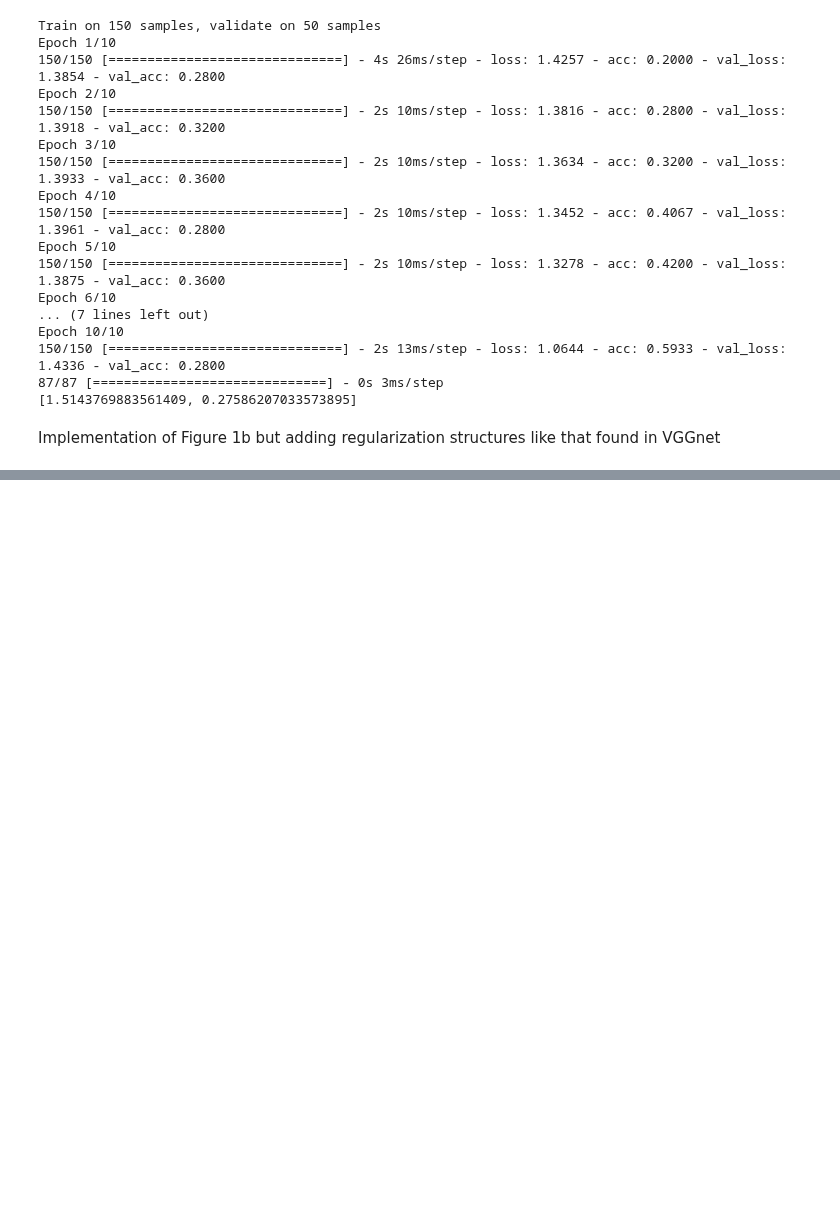
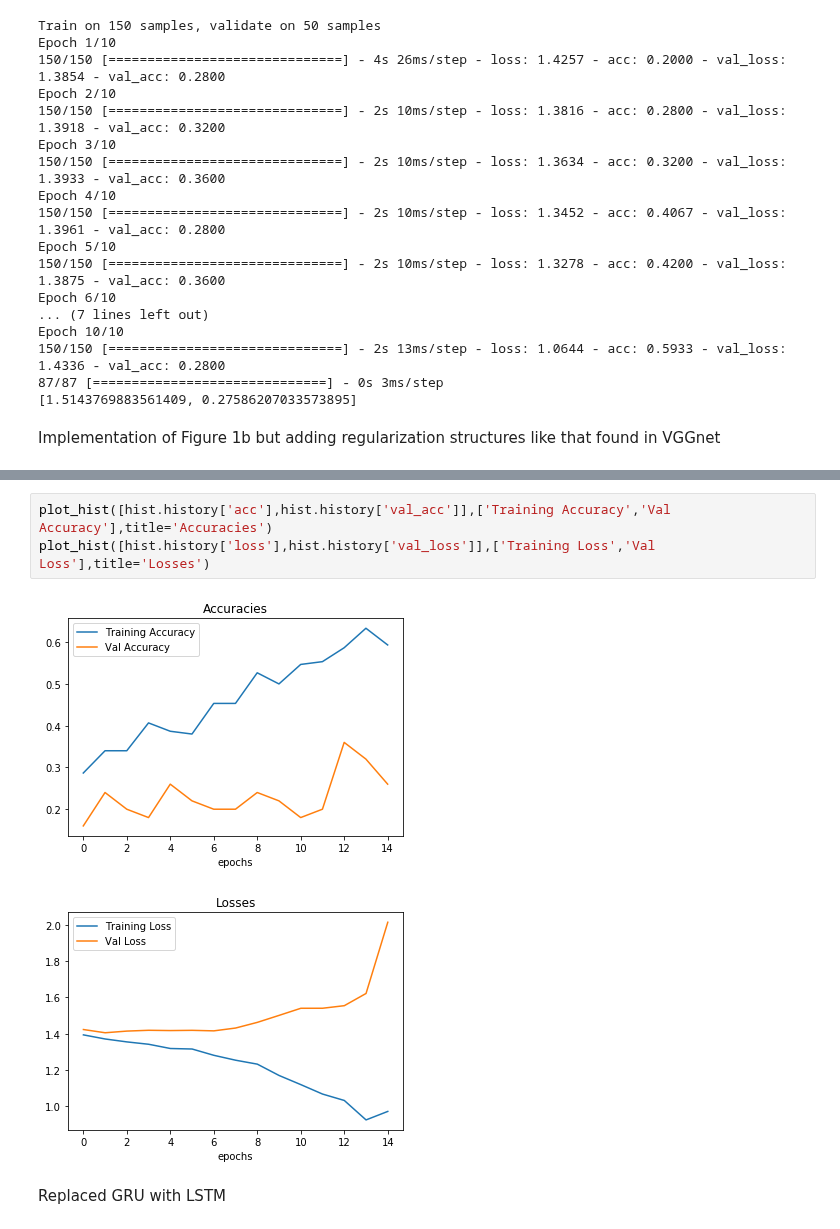
Before and after one commit to kunalpatel1793/Neural-Nets-Final-Project, a Jupyter notebook: Model.ipynb, the cells around one changed output, grey strips where cells are left out. Saved outputs shown, nothing was run; the diff lists cells and outputs as text; blank space fills up the shorter version.

```diff
--- a/Model.ipynb
+++ b/Model.ipynb
@@ -326,0 +343,8 @@ plot_hist([hist.history['loss'],hist.history['val_loss']],['Training Accuracy','
+# %%
+plot_hist([hist.history['acc'],hist.history['val_acc']],['Training Accuracy','Val Accuracy'],title='Accuracies')
+plot_hist([hist.history['loss'],hist.history['val_loss']],['Training Loss','Val Loss'],title='Losses')
+# %% [output]
+[figure, added]
+[figure, added]
+# %% [markdown]
+Replaced GRU with LSTM
```
Also changed, not shown: parts of 14 cells of this notebook.
